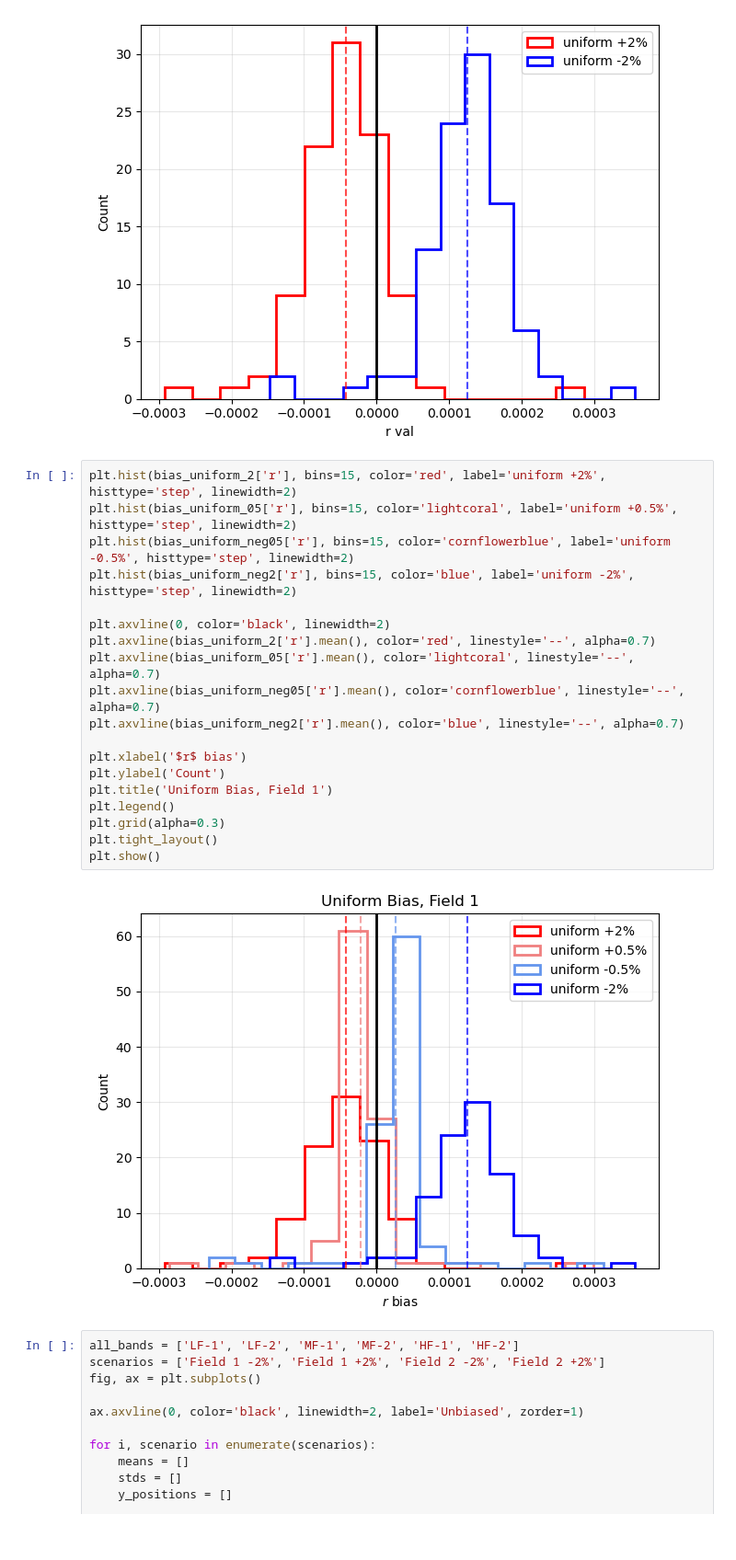
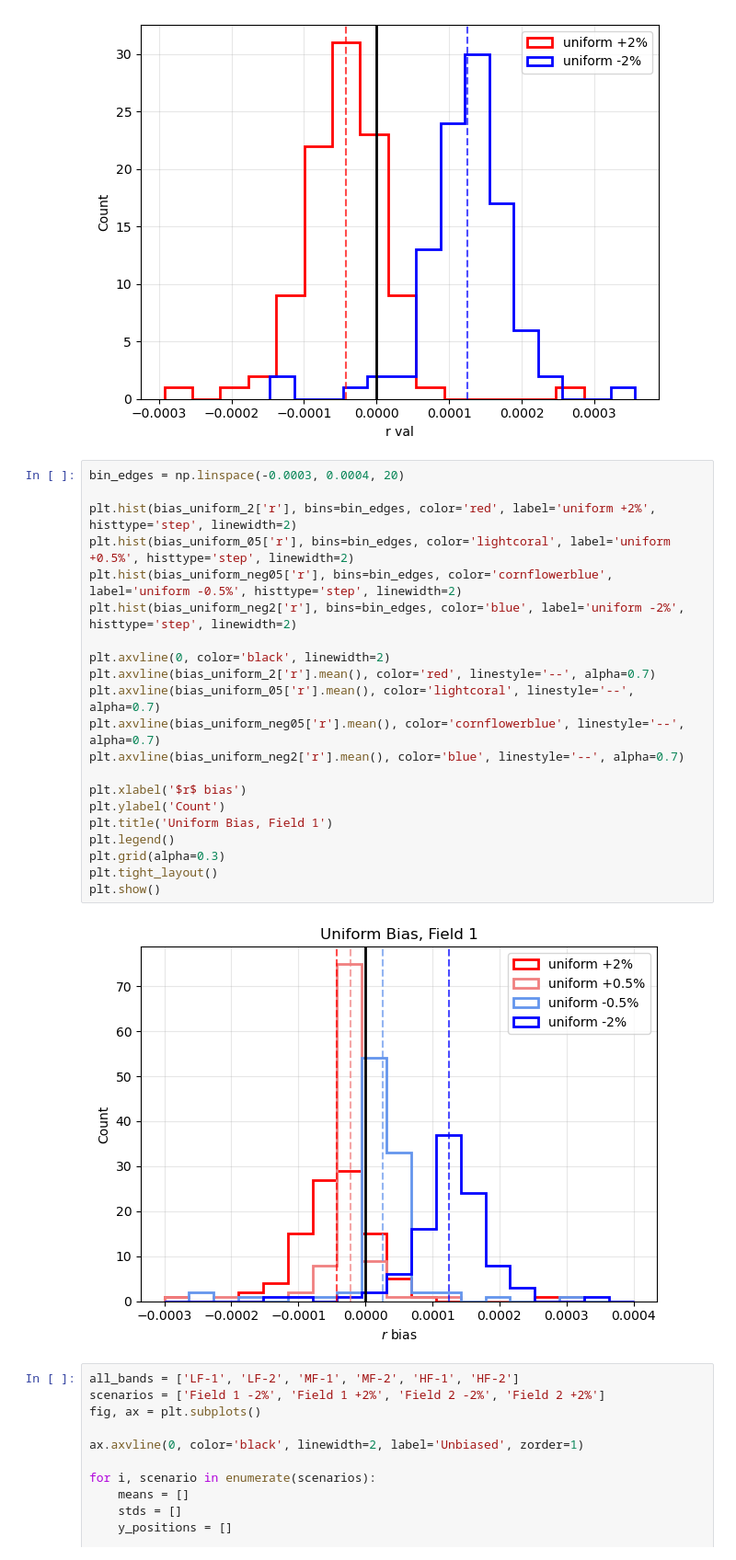
Before and after one commit to veronica-hoffman/s4bb, a Jupyter notebook: compare_params_v2.ipynb, the cells around one changed output. Shown at 92% size. Drawn from its saved outputs; the diff is of its cells as text.

```diff
--- a/compare_params_v2.ipynb
+++ b/compare_params_v2.ipynb
@@ -988,26 +988,28 @@ plt.show()
 # %% [output]
 [figure]
 # %%
-plt.hist(bias_uniform_2['r'], bins=15, color='red', label='uniform +2%', histtype='step', linewidth=2)
-plt.hist(bias_uniform_05['r'], bins=15, color='lightcoral', label='uniform +0.5%', histtype='step', linewidth=2)
-plt.hist(bias_uniform_neg05['r'], bins=15, color='cornflowerblue', label='uniform -0.5%', histtype='step', linewidth=2)
-plt.hist(bias_uniform_neg2['r'], bins=15, color='blue', label='uniform -2%', histtype='step', linewidth=2)
+bin_edges = np.linspace(-0.0003, 0.0004, 20)
+
+plt.hist(bias_uniform_2['r'], bins=bin_edges, color='red', label='uniform +2%', histtype='step', linewidth=2)
+plt.hist(bias_uniform_05['r'], bins=bin_edges, color='lightcoral', label='uniform +0.5%', histtype='step', linewidth=2)
+plt.hist(bias_uniform_neg05['r'], bins=bin_edges, color='cornflowerblue', label='uniform -0.5%', histtype='step', linewidth=2)
+plt.hist(bias_uniform_neg2['r'], bins=bin_edges, color='blue', label='uniform -2%', histtype='step', linewidth=2)
 
 plt.axvline(0, color='black', linewidth=2)
 plt.axvline(bias_uniform_2['r'].mean(), color='red', linestyle='--', alpha=0.7)
 plt.axvline(bias_uniform_05['r'].mean(), color='lightcoral', linestyle='--', alpha=0.7)
 plt.axvline(bias_uniform_neg05['r'].mean(), color='cornflowerblue', linestyle='--', alpha=0.7)
 plt.axvline(bias_uniform_neg2['r'].mean(), color='blue', linestyle='--', alpha=0.7)
 
 plt.xlabel('$r$ bias')
 plt.ylabel('Count')
 plt.title('Uniform Bias, Field 1')
 plt.legend()
 plt.grid(alpha=0.3)
 plt.tight_layout()
 plt.show()
 # %% [output]
-[figure, old version]
+[figure, new version]
 # %%
 all_bands = ['LF-1', 'LF-2', 'MF-1', 'MF-2', 'HF-1', 'HF-2']
 scenarios = ['Field 1 -2%', 'Field 1 +2%', 'Field 2 -2%', 'Field 2 +2%']
```
Also changed, not shown: parts of 1 cell of this notebook, 7 other files.
